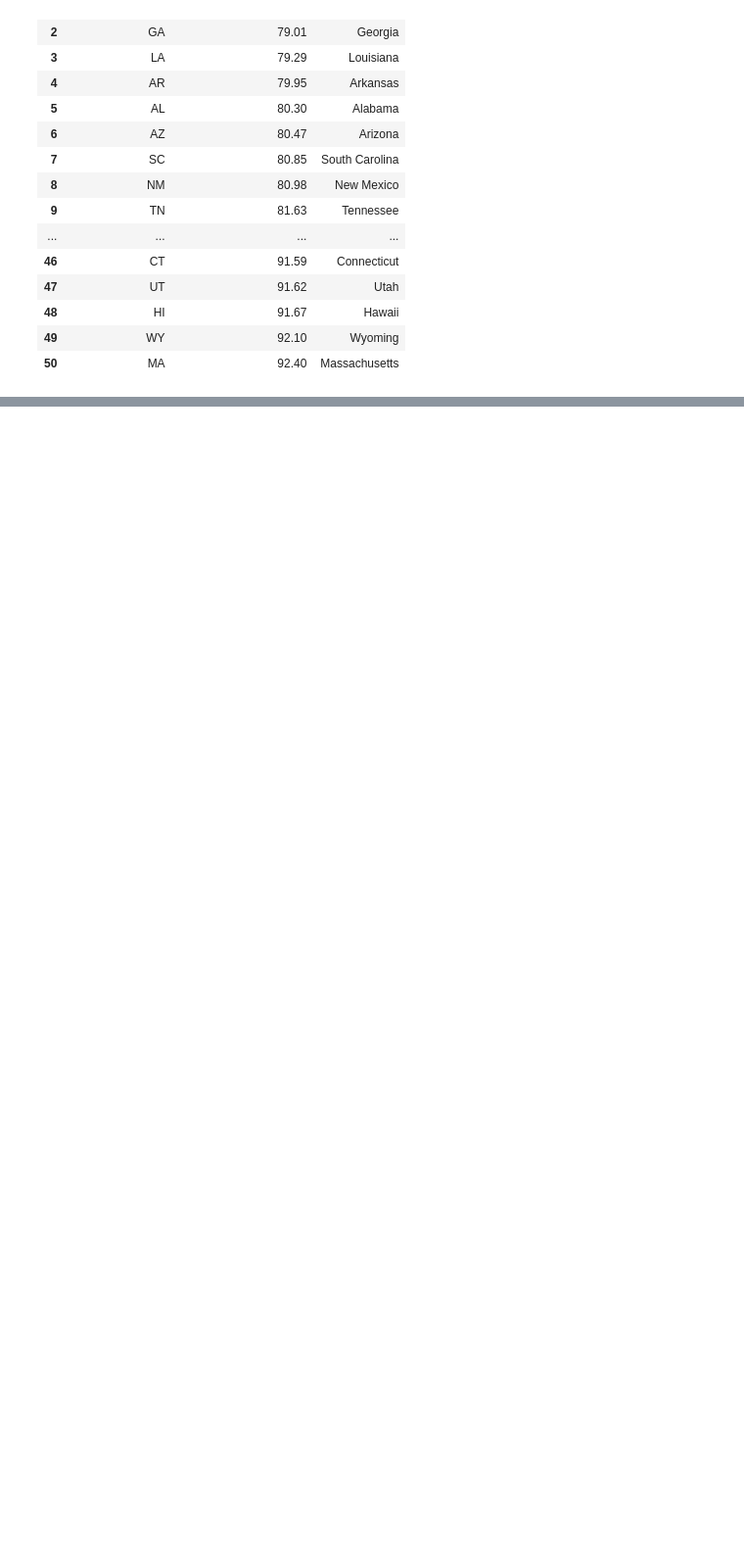
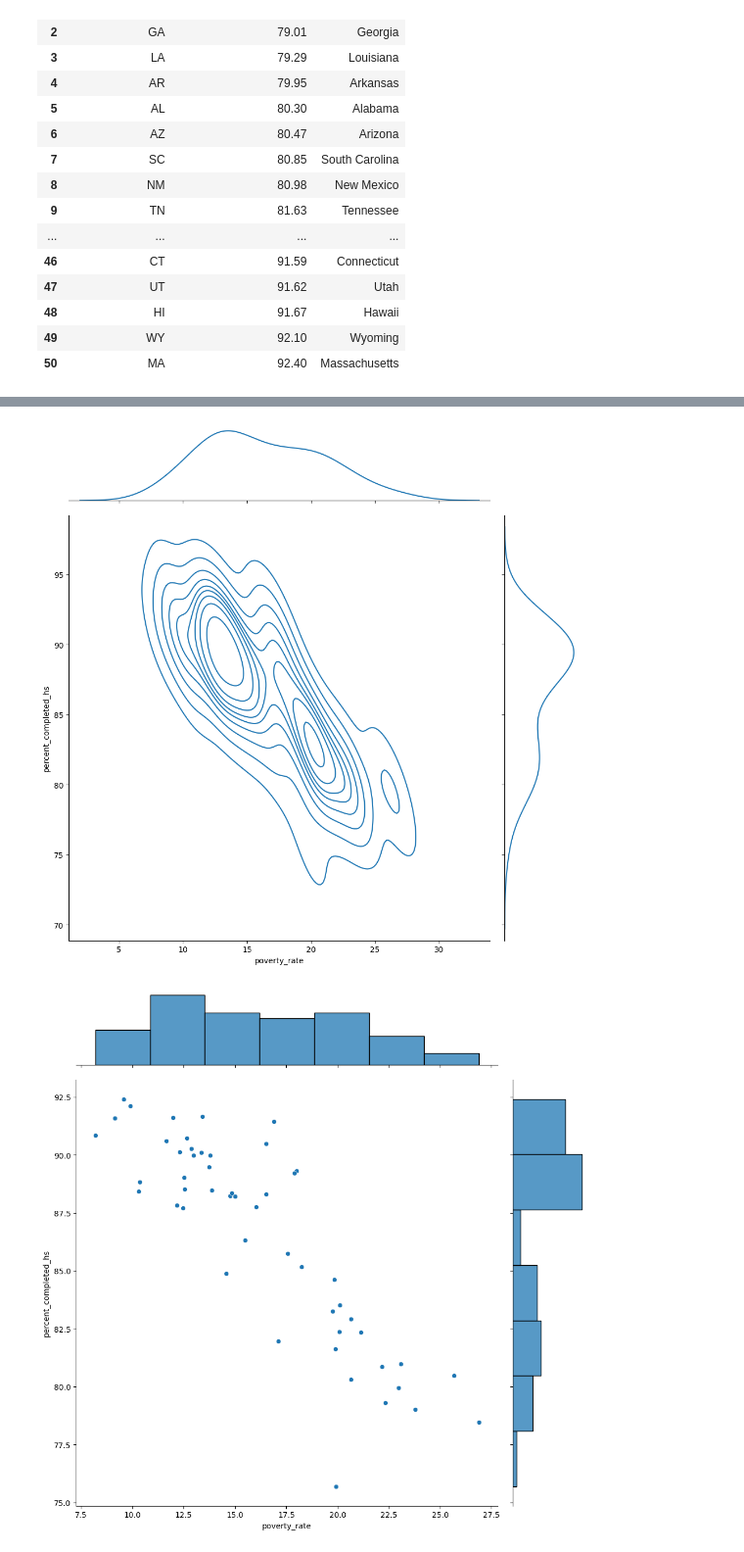
Before and after one commit to shubhenduanupamdutta/Portfolio_19_Death_Police_US, a Jupyter notebook: Fatal_Force_Analysis.ipynb, the cells around one changed output, grey strips where cells are left out. Shown at 98% size. Saved outputs shown, nothing was run; the diff lists cells and outputs as text; code cells hidden in the pictures; blank space fills up the shorter version.

Commit message:
Compare poverty and graduation and chart it
using seaborn jointplot (kde, and scatter)
using plotly.graph_objects

```diff
--- a/Fatal_Force_Analysis.ipynb
+++ b/Fatal_Force_Analysis.ipynb
@@ -336,0 +386,11 @@ highschool_graduation.show()
+# %%
+df_poverty_graduation = pd.merge(poverty_by_state, highschool_by_state, left_on='States', right_on='State')
+df_poverty_graduation = df_poverty_graduation.drop(['State'], axis=1)
+df_poverty_graduation = df_poverty_graduation.rename(columns={'States': 'State'})
+# %%
+sns.jointplot(x='poverty_rate', y='percent_completed_hs', data=df_poverty_graduation, kind='kde', height=10)
+sns.jointplot(x='poverty_rate', y='percent_completed_hs', data=df_poverty_graduation, kind='scatter', height=10)
+plt.show()
+# %% [output]
+[figure, added]
+[figure, added]
```
Also changed, not shown: parts of 4 cells of this notebook.
